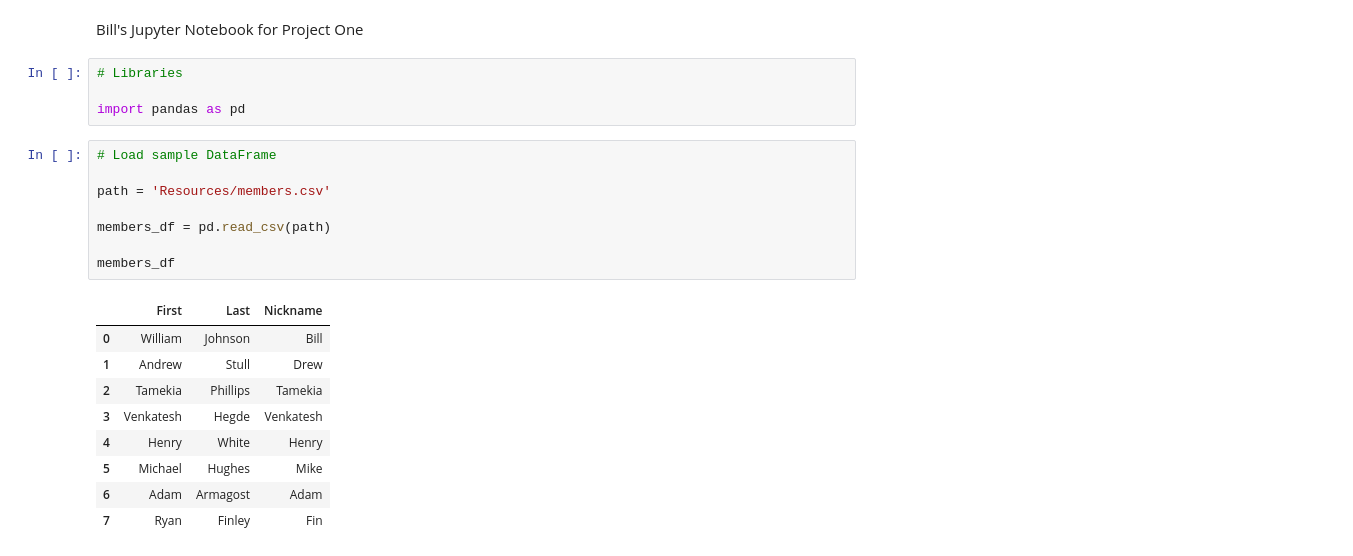
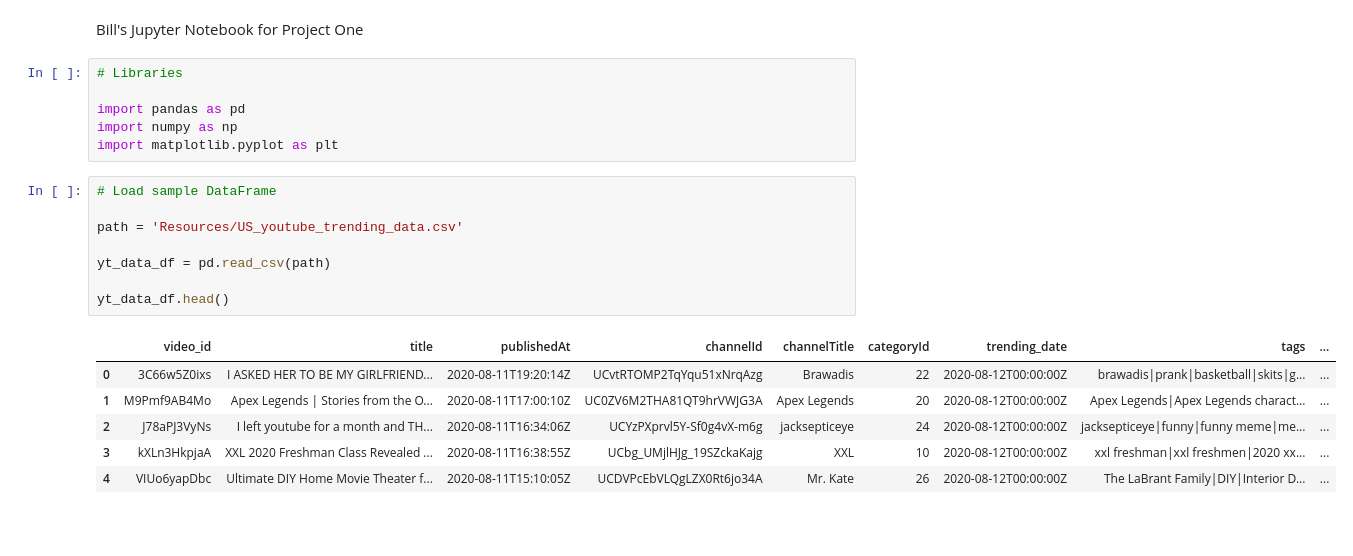
Before and after one commit to wpj174/project-one, a Jupyter notebook: Bill.ipynb, the cells around one changed output. Cells and saved outputs as stored; diff of their text form; blank space fills up the shorter version.

```diff
--- a/Bill.ipynb
+++ b/Bill.ipynb
@@ -4,21 +4,20 @@ Bill's Jupyter Notebook for Project One
 # Libraries
 
 import pandas as pd
+import numpy as np
+import matplotlib.pyplot as plt
 # %%
 # Load sample DataFrame
 
-path = 'Resources/members.csv'
+path = 'Resources/US_youtube_trending_data.csv'
 
-members_df = pd.read_csv(path)
+yt_data_df = pd.read_csv(path)
 
-members_df
+yt_data_df.head()
 # %% [output]
-|  | First | Last | Nickname |
-| 0 | William | Johnson | Bill |
-| 1 | Andrew | Stull | Drew |
-| 2 | Tamekia | Phillips | Tamekia |
-| 3 | Venkatesh | Hegde | Venkatesh |
-| 4 | Henry | White | Henry |
-| 5 | Michael | Hughes | Mike |
-| 6 | Adam | Armagost | Adam |
-| 7 | Ryan | Finley | Fin |
+|  | video_id | title | publishedAt | channelId | channelTitle | categoryId | trending_date | tags | ... |
+| 0 | 3C66w5Z0ixs | I ASKED HER TO BE MY GIRLFRIEND... | 2020-08-11T19:20:14Z | UCvtRTOMP2TqYqu51xNrqAzg | Brawadis | 22 | 2020-08-12T00:00:00Z | brawadis|prank|basketball|skits|g... | ... |
+| 1 | M9Pmf9AB4Mo | Apex Legends | Stories from the O... | 2020-08-11T17:00:10Z | UC0ZV6M2THA81QT9hrVWJG3A | Apex Legends | 20 | 2020-08-12T00:00:00Z | Apex Legends|Apex Legends charact... | ... |
+| 2 | J78aPJ3VyNs | I left youtube for a month and TH... | 2020-08-11T16:34:06Z | UCYzPXprvl5Y-Sf0g4vX-m6g | jacksepticeye | 24 | 2020-08-12T00:00:00Z | jacksepticeye|funny|funny meme|me... | ... |
+| 3 | kXLn3HkpjaA | XXL 2020 Freshman Class Revealed ... | 2020-08-11T16:38:55Z | UCbg_UMjlHJg_19SZckaKajg | XXL | 10 | 2020-08-12T00:00:00Z | xxl freshman|xxl freshmen|2020 xx... | ... |
+| 4 | VIUo6yapDbc | Ultimate DIY Home Movie Theater f... | 2020-08-11T15:10:05Z | UCDVPcEbVLQgLZX0Rt6jo34A | Mr. Kate | 26 | 2020-08-12T00:00:00Z | The LaBrant Family|DIY|Interior D... | ... |
```
Also changed, not shown: parts of 9 cells of this notebook.
